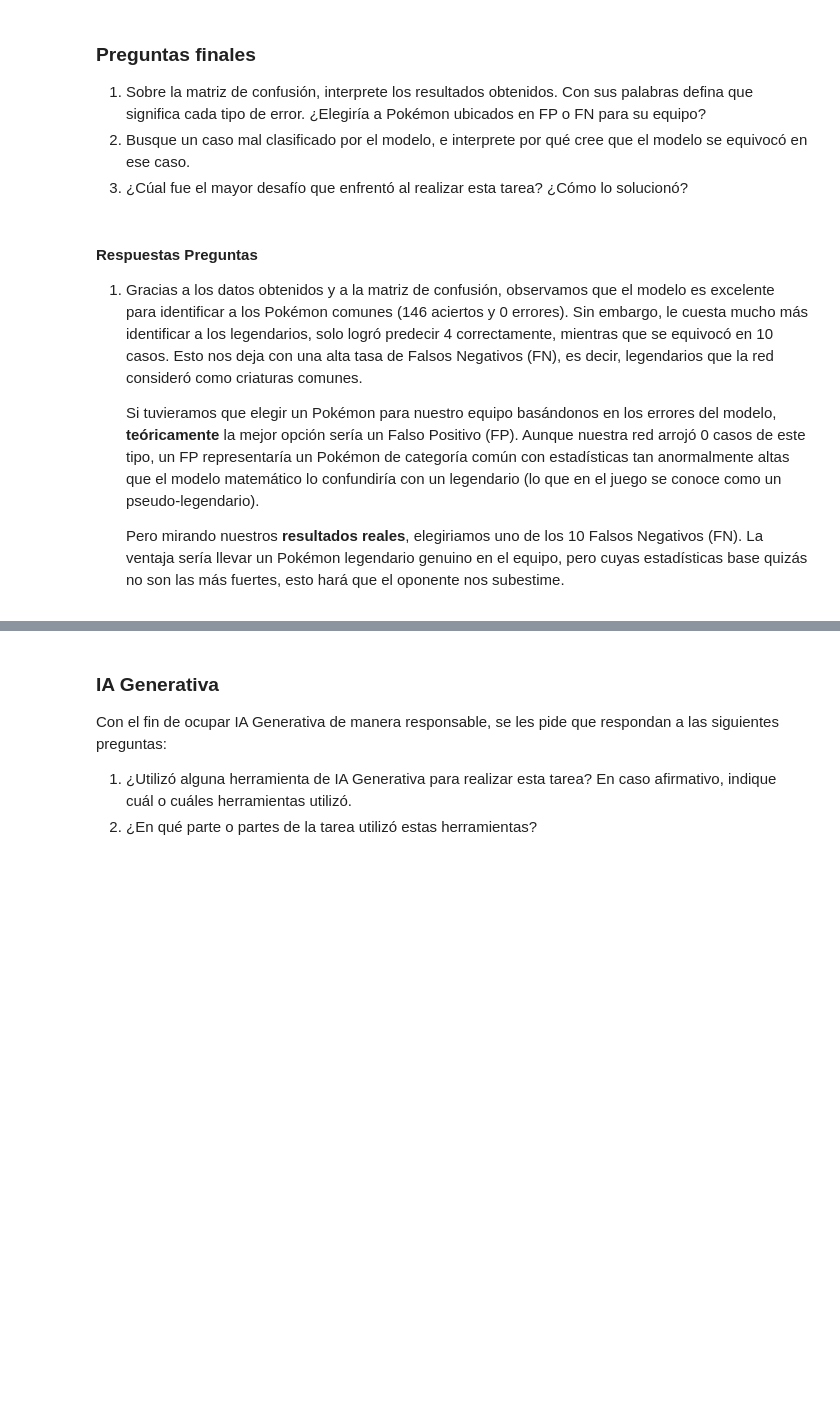
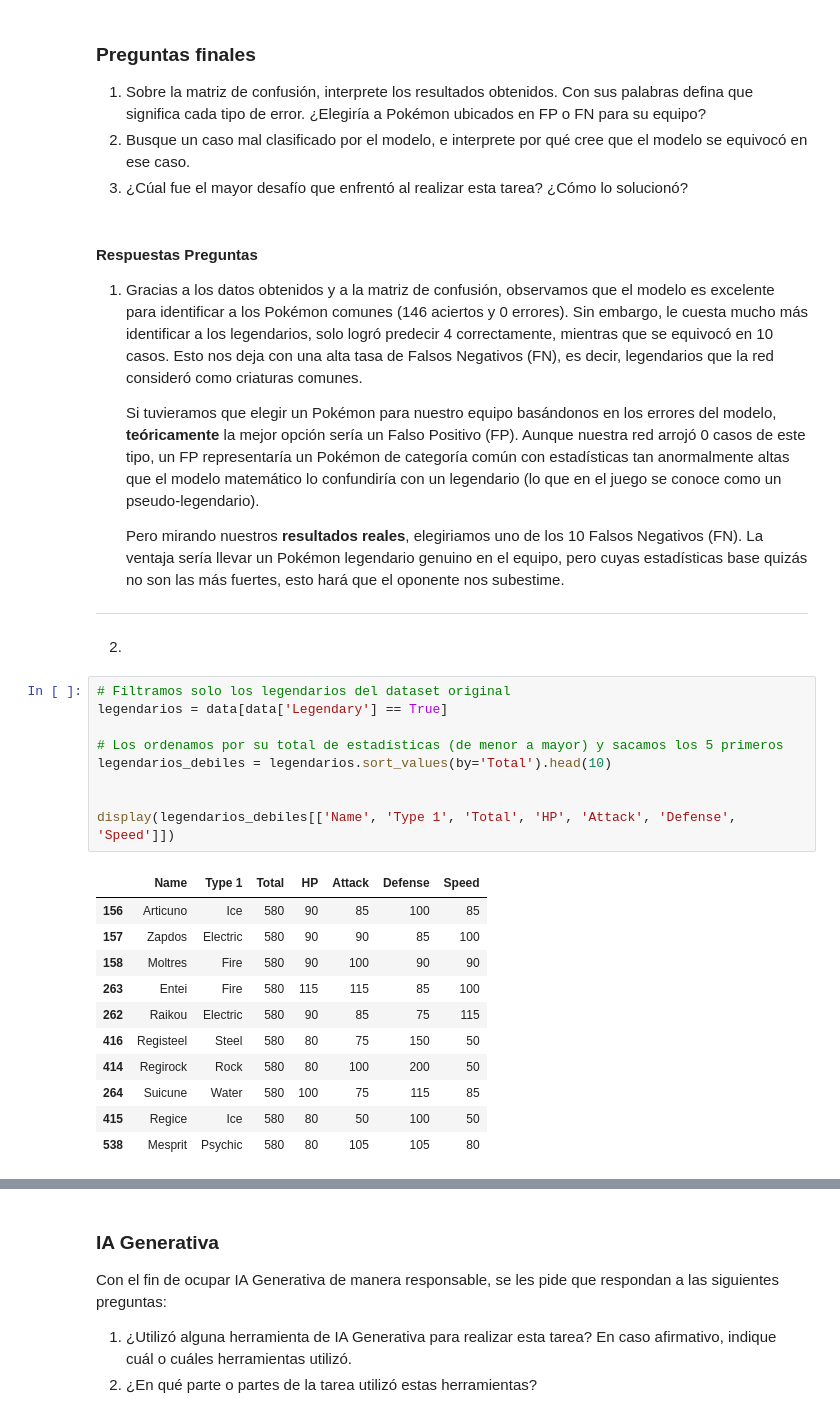
Before and after one commit to Jonagu1/TareasIA-2026, a Jupyter notebook: Tareann/23-MLP-Tarea1.ipynb, the cells around one changed output, grey strips where cells are left out. Cells and saved outputs as stored; diff of their text form; blank space fills up the shorter version.

```diff
--- a/Tareann/23-MLP-Tarea1.ipynb
+++ b/Tareann/23-MLP-Tarea1.ipynb
@@ -315,3 +315,27 @@ weighted avg       0.94      0.94      0.92       160
     Si tuvieramos que elegir un Pokémon para nuestro equipo basándonos en los errores del modelo, **teóricamente** la mejor opción sería un Falso Positivo (FP). Aunque nuestra red arrojó 0 casos de este tipo, un FP representaría un Pokémon de categoría común con estadísticas tan anormalmente altas que el modelo matemático lo confundiría con un legendario (lo que en el juego se conoce como un pseudo-legendario).
 
     Pero mirando nuestros **resultados reales**, elegiriamos uno de los 10 Falsos Negativos (FN). La ventaja sería llevar un Pokémon legendario genuino en el equipo, pero cuyas estadísticas base quizás no son las más fuertes, esto hará que el oponente nos subestime.
+---
+# %% [markdown]
+2.
+# %%
+# Filtramos solo los legendarios del dataset original
+legendarios = data[data['Legendary'] == True]
+
+# Los ordenamos por su total de estadísticas (de menor a mayor) y sacamos los 5 primeros
+legendarios_debiles = legendarios.sort_values(by='Total').head(10)
+
+
+display(legendarios_debiles[['Name', 'Type 1', 'Total', 'HP', 'Attack', 'Defense', 'Speed']])
+# %% [output]
+|  | Name | Type 1 | Total | HP | Attack | Defense | Speed |
+| 156 | Articuno | Ice | 580 | 90 | 85 | 100 | 85 |
+| 157 | Zapdos | Electric | 580 | 90 | 90 | 85 | 100 |
+| 158 | Moltres | Fire | 580 | 90 | 100 | 90 | 90 |
+| 263 | Entei | Fire | 580 | 115 | 115 | 85 | 100 |
+| 262 | Raikou | Electric | 580 | 90 | 85 | 75 | 115 |
+| 416 | Registeel | Steel | 580 | 80 | 75 | 150 | 50 |
+| 414 | Regirock | Rock | 580 | 80 | 100 | 200 | 50 |
+| 264 | Suicune | Water | 580 | 100 | 75 | 115 | 85 |
+| 415 | Regice | Ice | 580 | 80 | 50 | 100 | 50 |
+| 538 | Mesprit | Psychic | 580 | 80 | 105 | 105 | 80 |
```
Also changed, not shown: parts of 3 cells of this notebook.
